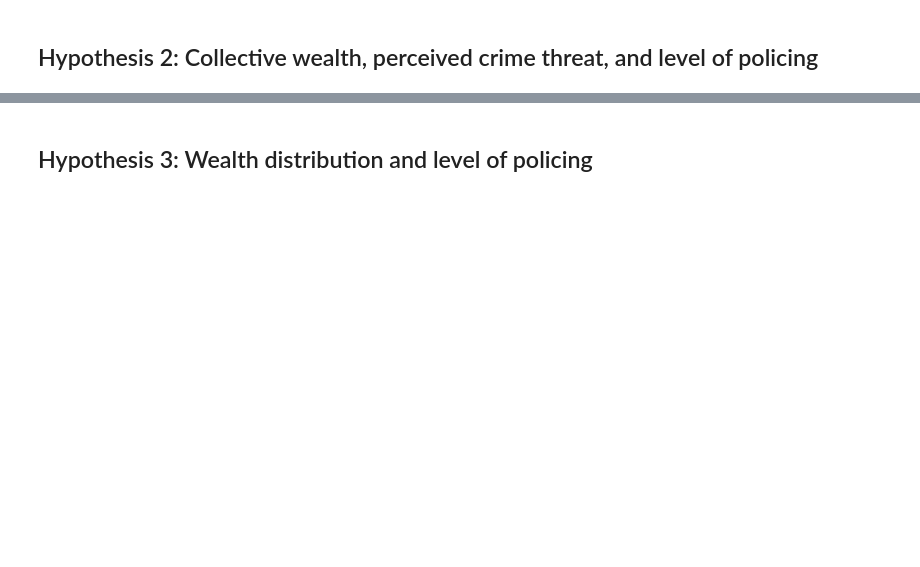
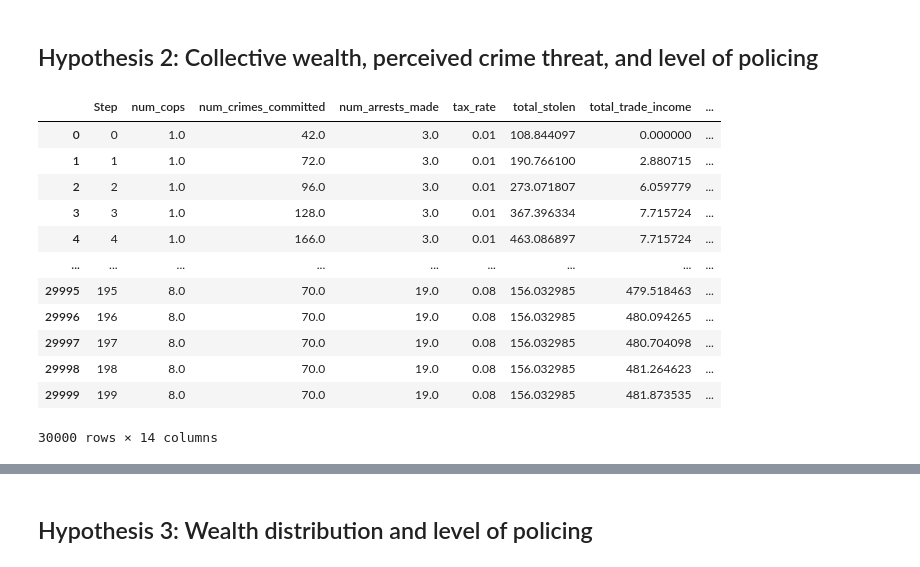
Before and after one commit to nabilasiregar/abm-project, a Jupyter notebook: notebooks/viz_notebook.ipynb, the cells around one changed output, grey strips where cells are left out. Drawn from its saved outputs; the diff is of its cells as text; code cells hidden in the pictures; blank space fills up the shorter version.

```diff
--- a/notebooks/viz_notebook.ipynb
+++ b/notebooks/viz_notebook.ipynb
@@ -116,5 +110,21 @@ plt.show()
 # %% [markdown]
 ## Hypothesis 2: Collective wealth, perceived crime threat, and level of policing
+# %%
+data_cops
+# %% [output]
+|  | Step | num_cops | num_crimes_committed | num_arrests_made | tax_rate | total_stolen | total_trade_income | ... |
+| 0 | 0 | 1.0 | 42.0 | 3.0 | 0.01 | 108.844097 | 0.000000 | ... |
+| 1 | 1 | 1.0 | 72.0 | 3.0 | 0.01 | 190.766100 | 2.880715 | ... |
+| 2 | 2 | 1.0 | 96.0 | 3.0 | 0.01 | 273.071807 | 6.059779 | ... |
+| 3 | 3 | 1.0 | 128.0 | 3.0 | 0.01 | 367.396334 | 7.715724 | ... |
+| 4 | 4 | 1.0 | 166.0 | 3.0 | 0.01 | 463.086897 | 7.715724 | ... |
+| ... | ... | ... | ... | ... | ... | ... | ... | ... |
+| 29995 | 195 | 8.0 | 70.0 | 19.0 | 0.08 | 156.032985 | 479.518463 | ... |
+| 29996 | 196 | 8.0 | 70.0 | 19.0 | 0.08 | 156.032985 | 480.094265 | ... |
+| 29997 | 197 | 8.0 | 70.0 | 19.0 | 0.08 | 156.032985 | 480.704098 | ... |
+| 29998 | 198 | 8.0 | 70.0 | 19.0 | 0.08 | 156.032985 | 481.264623 | ... |
+| 29999 | 199 | 8.0 | 70.0 | 19.0 | 0.08 | 156.032985 | 481.873535 | ... |
+30000 rows × 14 columns
 # %%
 fig, ax1 = plt.subplots(figsize=(10, 6))
 
```
Also changed, not shown: parts of 25 cells of this notebook, 6 other files.
